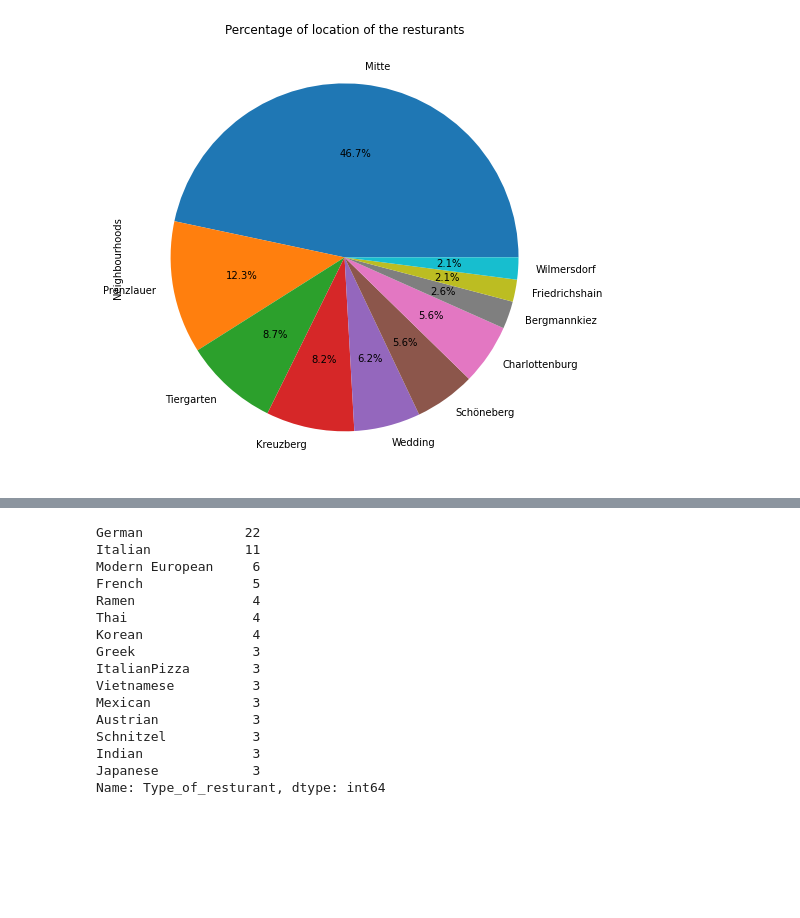
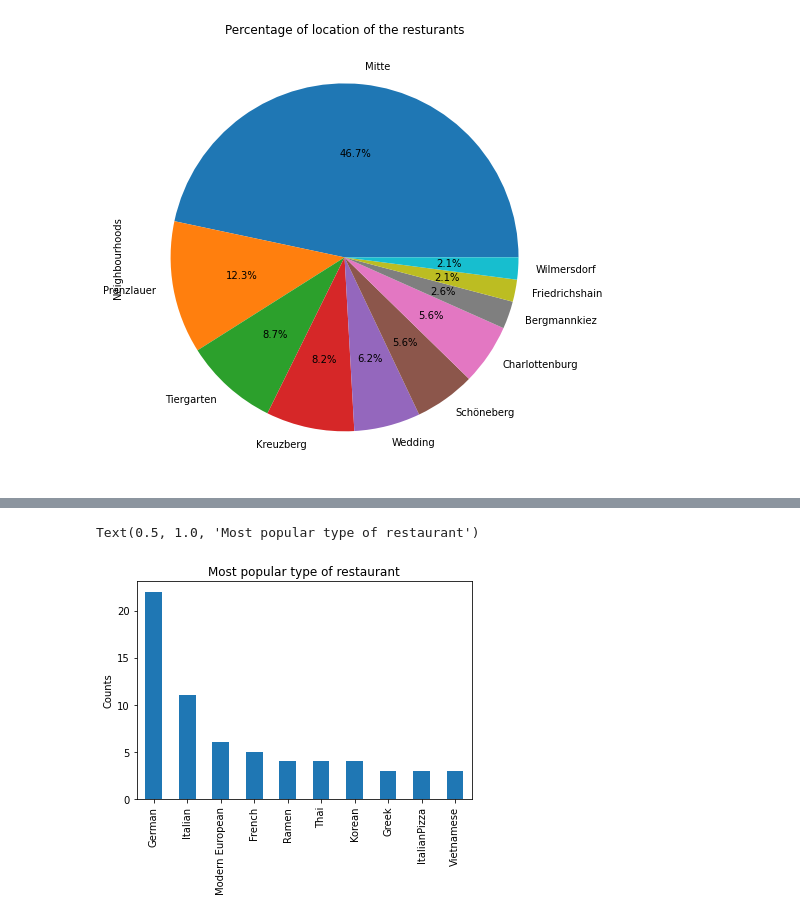
Before and after one commit to AndreaViviani89/1st-Build-Week, a Jupyter notebook: resturant_analysis.ipynb, the cells around one changed output, grey strips where cells are left out. Saved outputs shown, nothing was run; the diff lists cells and outputs as text; code cells hidden in the pictures; blank space fills up the shorter version.

```diff
--- a/resturant_analysis.ipynb
+++ b/resturant_analysis.ipynb
@@ -78,19 +82,10 @@ df[['Neighbourhoods','Number_of_reviews']].groupby(['Neighbourhoods']).mean().pl
-# %%
-df['Type_of_resturant'].value_counts().nlargest(15)
-# %% [output]
-German             22
-Italian            11
-Modern European     6
-French              5
-Ramen               4
-Thai                4
-Korean              4
-Greek               3
-ItalianPizza        3
-Vietnamese          3
-Mexican             3
-Austrian            3
-Schnitzel           3
-Indian              3
-Japanese            3
-Name: Type_of_resturant, dtype: int64
+# %%
+# df['Type_of_resturant'].value_counts().nlargest(15)
+
+df1 = pd.read_csv('type_of_rest.csv')
+df['Type_of_resturant'].value_counts().nlargest(10).plot(kind='bar')
+plt.ylabel('Counts')
+plt.title('Most popular type of restaurant')
+# %% [output]
+Text(0.5, 1.0, 'Most popular type of restaurant')
+[figure, added]
```
Also changed, not shown: parts of 10 cells of this notebook.
